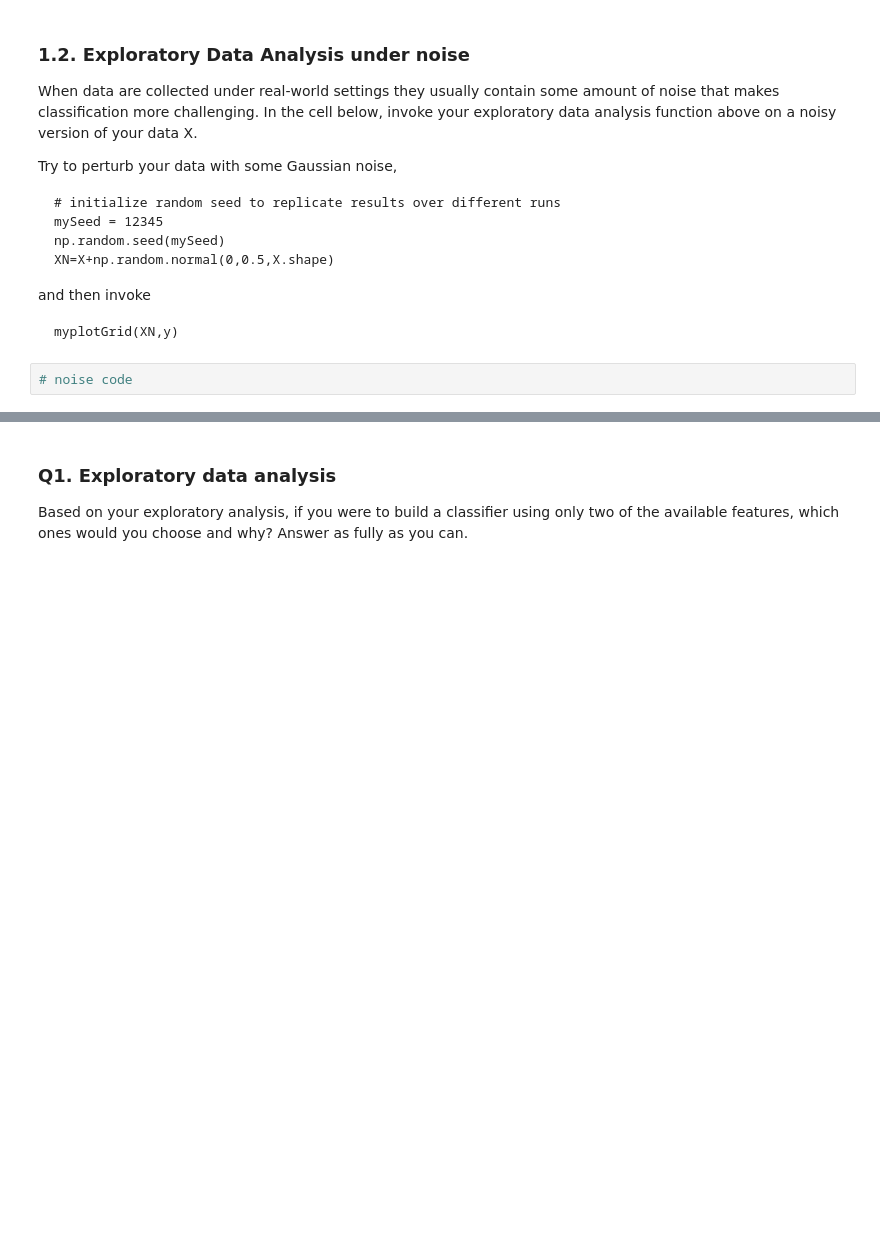
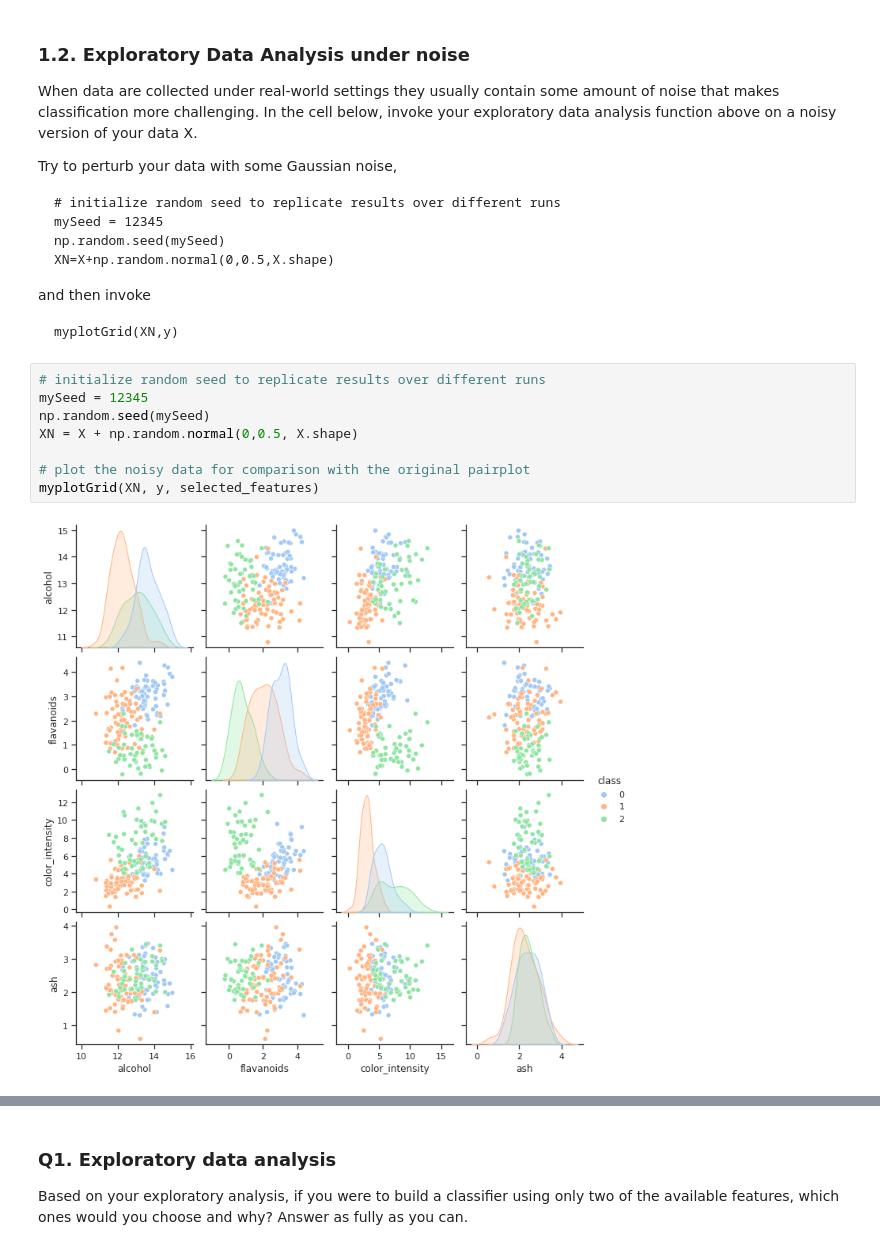
Before and after one commit to JohnnyFoulds/dsm040-2021-oct, a Jupyter notebook: coursework_01/cw.ipynb, the cells around one changed output, grey strips where cells are left out. Drawn from its saved outputs; the diff is of its cells as text; blank space fills up the shorter version.

```diff
--- a/coursework_01/cw.ipynb
+++ b/coursework_01/cw.ipynb
@@ -126,5 +158,13 @@ Try to perturb your data with some Gaussian noise,
 and then invoke
 
     myplotGrid(XN,y)
-# %%
-# noise code
+# %%
+# initialize random seed to replicate results over different runs
+mySeed = 12345
+np.random.seed(mySeed)
+XN = X + np.random.normal(0,0.5, X.shape)
+
+# plot the noisy data for comparison with the original pairplot
+myplotGrid(XN, y, selected_features)
+# %% [output]
+[figure, added]
```
Also changed, not shown: parts of 4 cells of this notebook.
